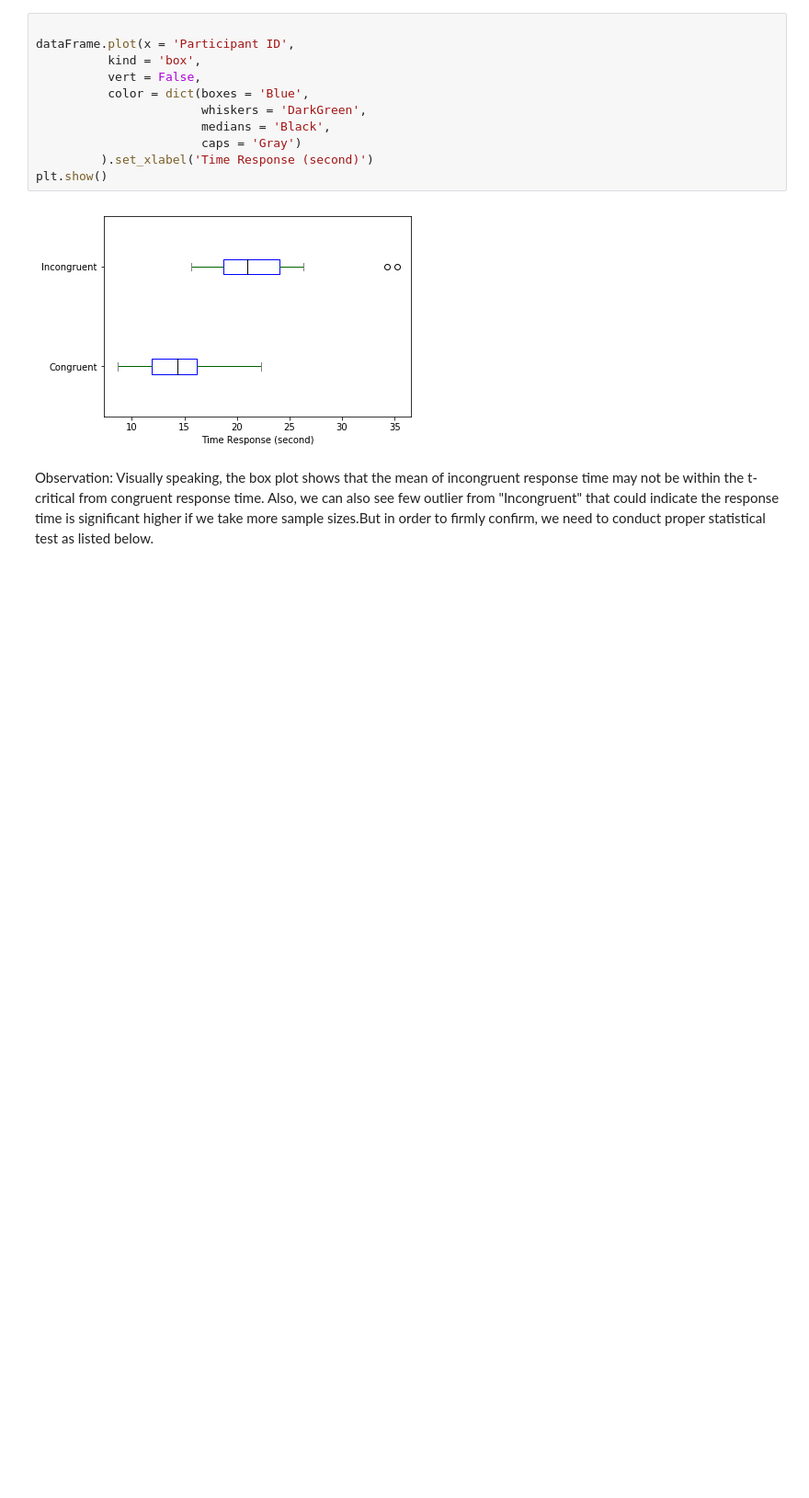
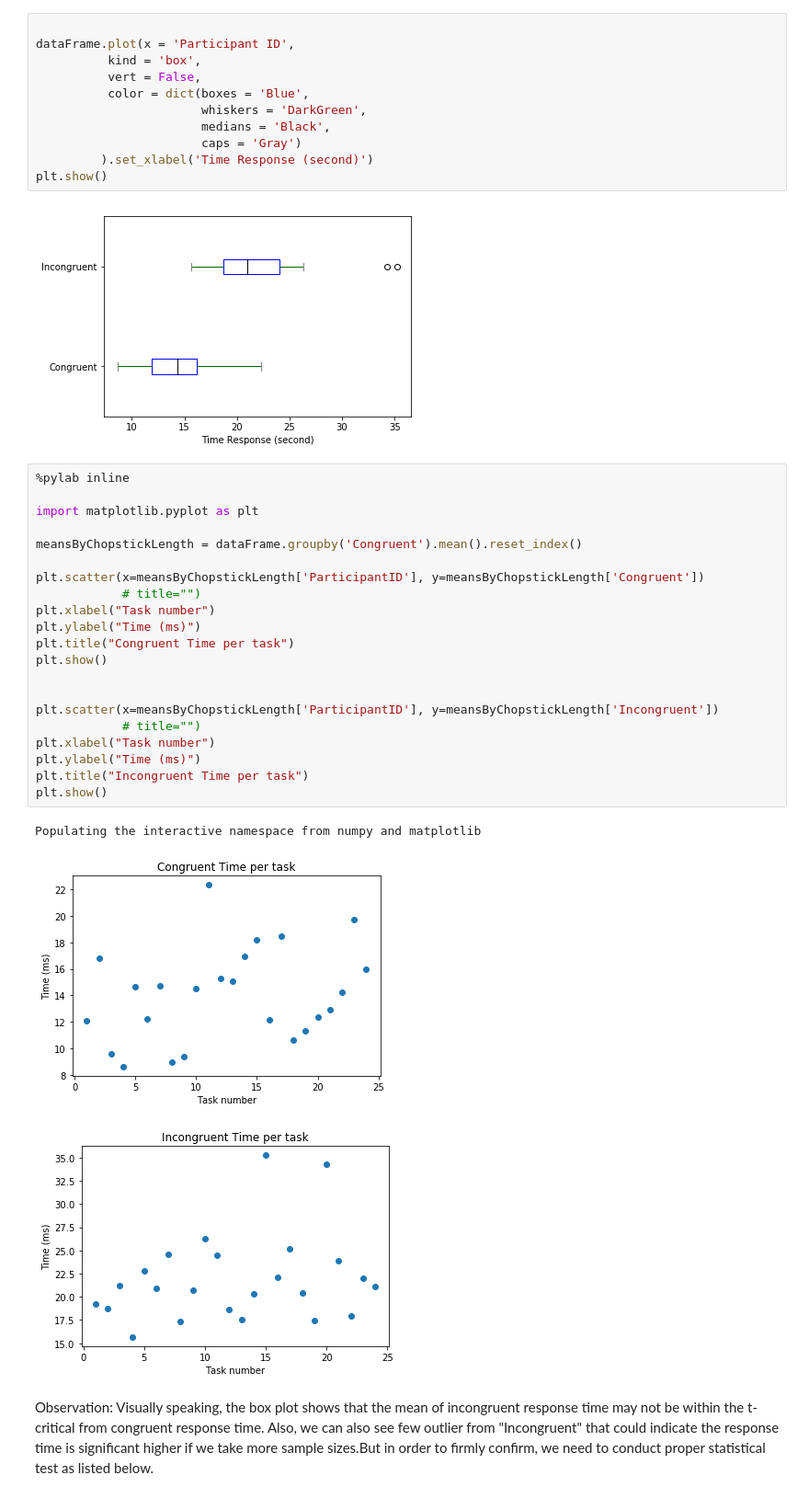
Before and after one commit to Sargam5360/Test_Perceputal_Phenomenon, a Jupyter notebook: Test a Perceptron Phenomenon.ipynb, the cells around one changed output. Shown: that part at 92% size. Cells and saved outputs as stored; diff of their text form; blank space fills up the shorter version.

```diff
--- a/Test a Perceptron Phenomenon.ipynb
+++ b/Test a Perceptron Phenomenon.ipynb
@@ -134,6 +138,31 @@ dataFrame.plot(x = 'Participant ID',
 plt.show()
 # %% [output]
 [figure]
+# %%
+%pylab inline
+
+import matplotlib.pyplot as plt
+
+meansByChopstickLength = dataFrame.groupby('Congruent').mean().reset_index()
+
+plt.scatter(x=meansByChopstickLength['ParticipantID'], y=meansByChopstickLength['Congruent'])
+            # title="")
+plt.xlabel("Task number")
+plt.ylabel("Time (ms)")
+plt.title("Congruent Time per task")
+plt.show()
+
+
+plt.scatter(x=meansByChopstickLength['ParticipantID'], y=meansByChopstickLength['Incongruent'])
+            # title="")
+plt.xlabel("Task number")
+plt.ylabel("Time (ms)")
+plt.title("Incongruent Time per task")
+plt.show()
+# %% [output]
+Populating the interactive namespace from numpy and matplotlib
+[figure, added]
+[figure, added]
 # %% [markdown]
 Observation:
 Visually speaking, the box plot shows that the mean of incongruent response time may not be within the t-critical from congruent response time. Also, we can also see few outlier from "Incongruent" that could indicate the response time is significant higher if we take more sample sizes.But in order to firmly confirm, we need to conduct proper statistical test as listed below.
```
Also changed, not shown: parts of 2 cells of this notebook.
